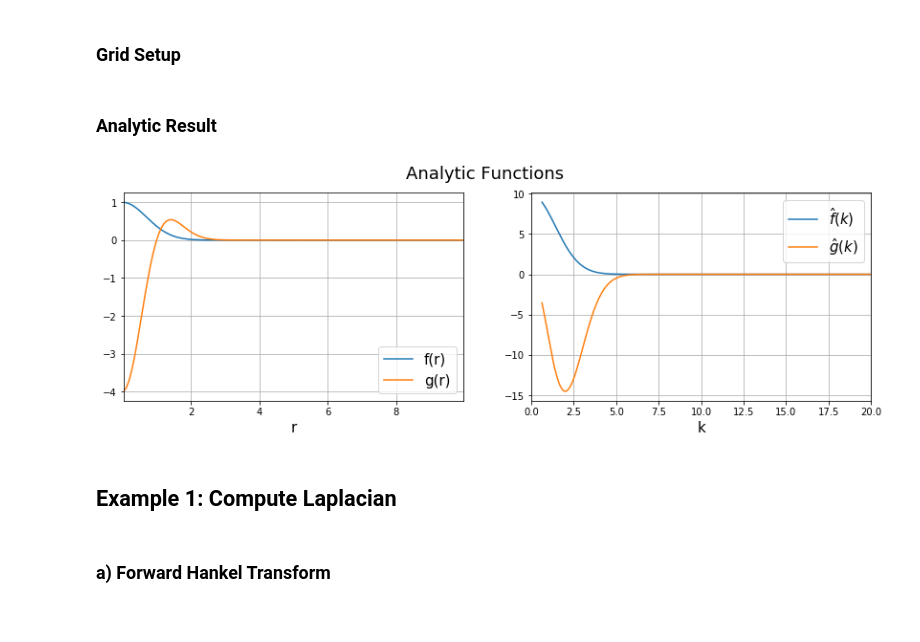
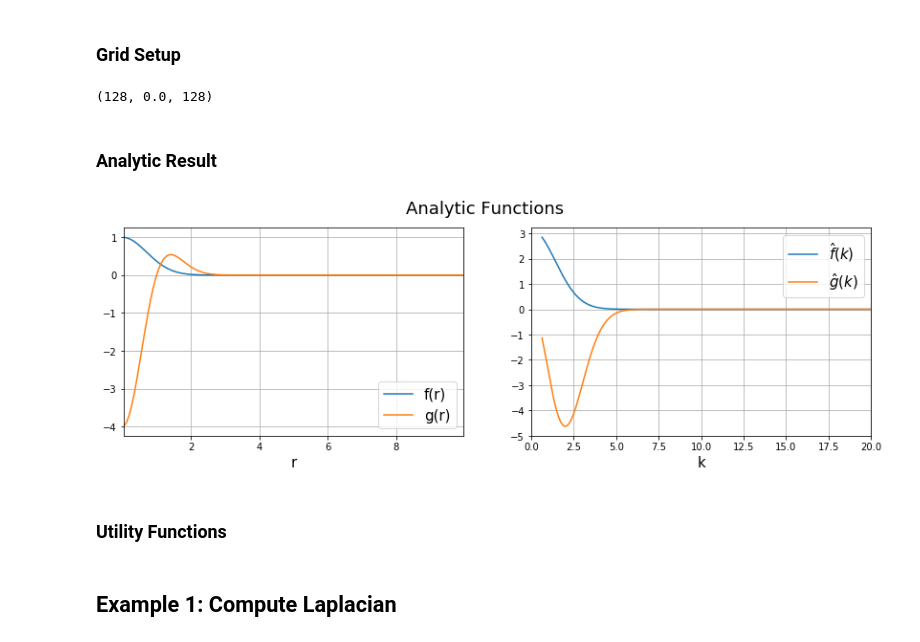
Before and after one commit to steven-murray/hankel, a Jupyter notebook: docs/demos/forward_inverse_transform_hankel_vs_fft.ipynb, the cells around one changed output. Saved outputs shown, nothing was run; the diff lists cells and outputs as text; code cells hidden in the pictures.

```diff
--- a/docs/demos/forward_inverse_transform_hankel_vs_fft.ipynb
+++ b/docs/demos/forward_inverse_transform_hankel_vs_fft.ipynb
@@ -68,7 +68,7 @@ Using hankel v0.3.8
 # %%
 f = lambda r: np.exp(-r**2)
 g = lambda r: 4.0*np.exp(-r**2)*(r**2 - 1.0)
-fhat = lambda k : np.pi**2 * np.exp(-k**2/4)
-ghat = lambda k : -k**2 * np.pi**2 * np.exp(-k**2/4)
+fhat = lambda k : np.pi * np.exp(-k**2/4)
+ghat = lambda k : -k**2 * np.pi * np.exp(-k**2/4)
 # %% [markdown]
 ### Define Transformation Functions
@@ -91,6 +101,10 @@ def ft_transformation_2d(f,N,h):
 L     = 10.0    # Size of box for transform
 N     = 128     # Grid size
 b0    = 1.0
+# %%
+len(F['x'][:N]), F['x'][N], len(F['x'][N+1:])
+# %% [output]
+(128, 0.0, 128)
 # %%
 dr = L/N
 
@@ -113,20 +127,20 @@ F['k'] = 2*np.pi*fftfreq(2*N,d=L/N)
 # %%
 fig, ax = plt.subplots(1,2, gridspec_kw={"hspace":0.05}, figsize=(14, 4))
 
 ax[0].plot(r, f(r), label="f(r)")
 ax[0].plot(r, g(r), label='g(r)')
-ax[0].set_xlim(r_h.min(), r_h.max())
+ax[0].set_xlim(r.min(), r.max())
 plt.suptitle('Analytic Functions', fontsize=18)
 ax[0].legend(loc='best', fontsize=15);
 ax[0].set_xlabel("r", fontsize=15)
 
 ax[1].plot(H['k'], fhat(H['k']), label="$\hat{f}(k)$")
 ax[1].plot(H['k'], ghat(H['k']), label="$\hat{g}(k)$")
 ax[1].legend(loc='best', fontsize=15)
 ax[1].set_xlabel('k', fontsize=15)
 ax[1].set_xlim(0, 20)
 
 ax[0].grid(True)
 ax[1].grid(True)
 # %% [output]
-[figure, old version]
+[figure, new version]
@@ -144,0 +147,2 @@ K2hinv   = -1.0/kh**2
+# %% [markdown]
+### Utility Functions
@@ -145,4 +176,2 @@ K2hinv   = -1.0/kh**2
 # %% [markdown]
 ## Example 1: Compute Laplacian
-# %% [markdown]
-### a) Forward Hankel Transform ###
```
Also changed, not shown: parts of 75 cells of this notebook.
